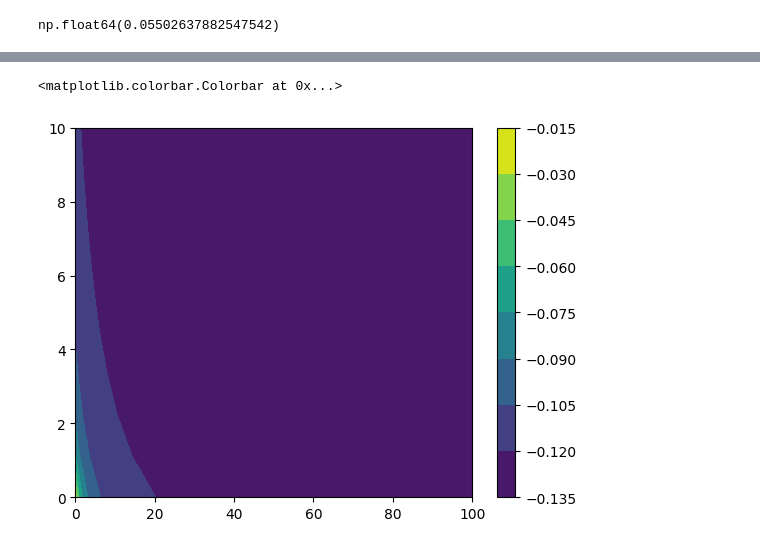
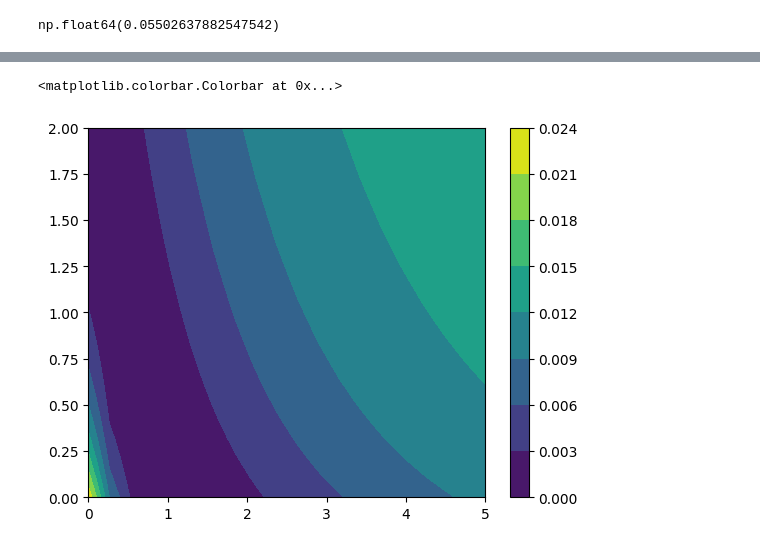
Before and after one commit to HeSeebach/ScalarHadronizer, a Jupyter notebook: parameter_fits.ipynb, the cells around one changed output, grey strips where cells are left out. Drawn from its saved outputs; the diff is of its cells as text; code cells hidden in the pictures.

```diff
--- a/parameter_fits.ipynb
+++ b/parameter_fits.ipynb
@@ -416,4 +445,0 @@ InEdgeDataView([((-213, 213), (-211, 111, 111, 211), np.float64(1.0)), ((9010221
-# %%
-final_states=SH.get_most_common_final_states(decay_graph)
-for k,v in final_states.items():
-    print(k,v,make_weight(decay_graph,k))
@@ -508,0 +551,15 @@ array([-0.11249454, -0.12045255])
+# %%
+#NLO, fixed spin supression
+spin_sup=0.01
+def f(x,OAM_supression_par):
+    gamma_pi=x[0]
+    gamma_K=x[1]
+    gamma_tot=x[2]
+    br_pi,br_K=pi_K_brs_2GeV(gamma_pi,gamma_K,OAM_supression_par)
+    #return np.array([br_pi-gamma_pi/gamma_tot, br_K-gamma_K/gamma_tot,1-gamma_pi/gamma_pi_central,1-gamma_K/gamma_K_central,1-gamma_tot/gamma_tot_central])
+    return np.array([1-gamma_pi/(br_pi*gamma_tot), 1-gamma_K/(br_K*gamma_tot),1-gamma_pi/gamma_pi_central/1.2,1-gamma_K/gamma_K_central,1-gamma_tot/gamma_tot_central])
+    #return np.array([1-gamma_pi/(br_pi*gamma_tot), 1-gamma_K/(br_K*gamma_tot),1-gamma_pi/gamma_pi_central/1.2,1-gamma_K/gamma_K_central,1-gamma_tot/gamma_tot_NNLO_central])
+res=optimize.least_squares(f,[gamma_pi_central,gamma_K_central,gamma_tot_central],args=(spin_sup,),bounds=([gamma_pi_lower,gamma_K_lower,gamma_tot_lower],[gamma_pi_upper,gamma_K_upper,gamma_tot_upper]))
+print(res)
+print('\n')
+print_result(res,spin_sup)
@@ -508,0 +584,14 @@ array([-0.11249454, -0.12045255])
+# %%
+#NNLO
+import scipy.optimize as optimize
+spin_sup=0.1
+def f(x,OAM_supression_par):
+    gamma_pi=x[0]
+    gamma_K=x[1]
+    gamma_tot=x[2]
+    br_pi,br_K=pi_K_brs_2GeV(gamma_pi,gamma_K,OAM_supression_par)
+    return np.array([1-gamma_pi/(br_pi*gamma_tot), 1-gamma_K/(br_K*gamma_tot),1-gamma_pi/gamma_pi_central/1.2,1-gamma_K/gamma_K_central,1-gamma_tot/gamma_tot_NNLO_central])
+res=optimize.least_squares(f,[gamma_pi_central,gamma_K_central,gamma_tot_NNLO_central],args=(spin_sup,),bounds=([gamma_pi_lower,gamma_K_lower,gamma_tot_NNLO_lower],[gamma_pi_upper,gamma_K_upper,gamma_tot_NNLO_upper]))
+print(res)
+print('\n')
+print_result(res,spin_sup)
@@ -531,9 +817,9 @@ optimize.least_squares(f,[1,1],bounds=([0,0],[10,10]))
 # %%
-xx,yy=np.meshgrid(np.linspace(0,100,100),np.linspace(0,10,10))
+xx,yy=np.meshgrid(np.linspace(0,5,20),np.linspace(0,2,20))
 z=np.array([f([x,y])[0] for x,y in zip(xx.ravel(),yy.ravel())]).reshape(xx.shape)
 # %%
-plt.contourf(xx,yy,z)
+plt.contourf(xx,yy,z**2)
 plt.colorbar()
 # %% [output]
 <matplotlib.colorbar.Colorbar at 0x...>
-[figure, old version]
+[figure, new version]
```
Also changed, not shown: parts of 109 cells of this notebook, 4 other files.
